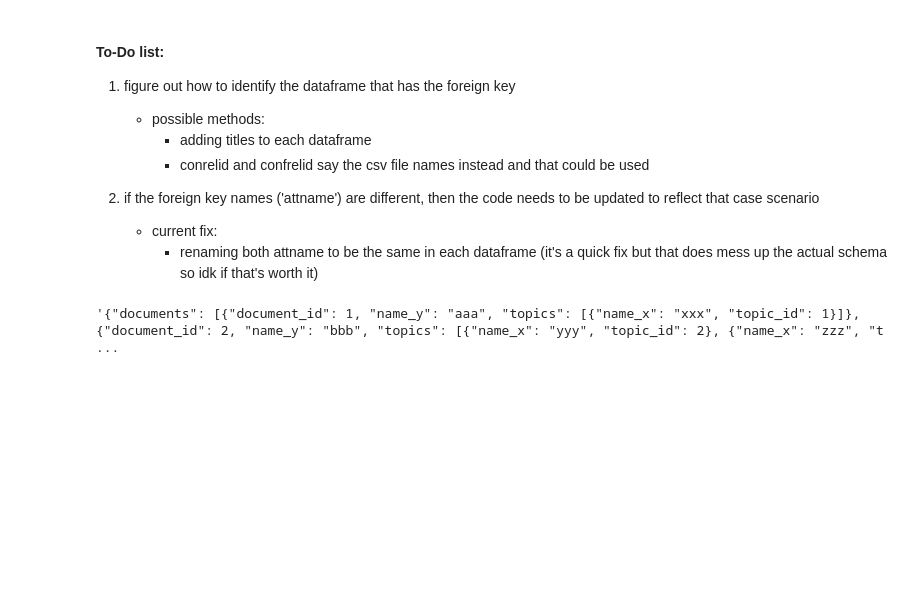
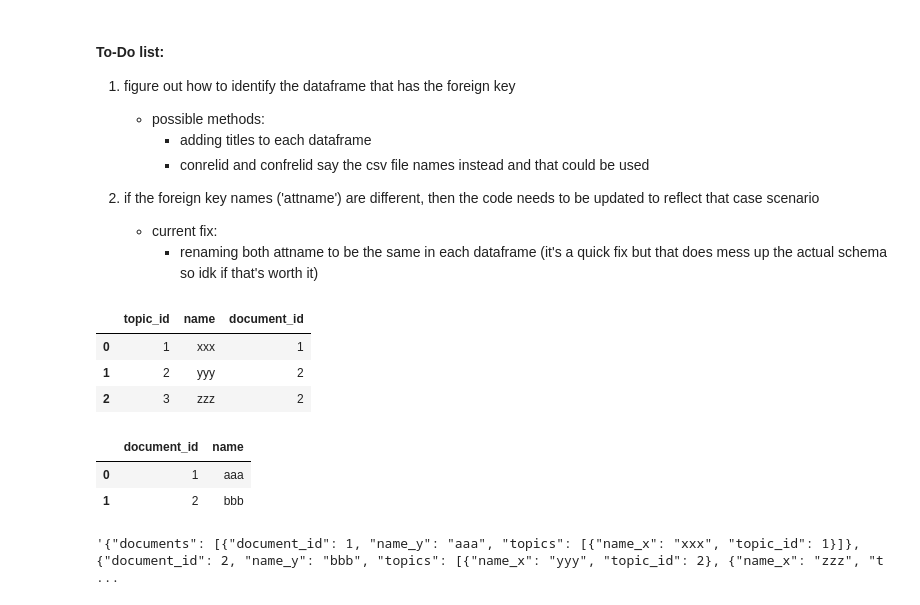
Before and after one commit to javag97/data-transformers, a Jupyter notebook: HW1.ipynb, the cells around one changed output. Saved outputs shown, nothing was run; the diff lists cells and outputs as text; code cells hidden in the pictures; blank space fills up the shorter version.

```diff
--- a/HW1.ipynb
+++ b/HW1.ipynb
@@ -22,6 +22,19 @@ schema = pd.read_csv('C:/Users/brian/Documents/data-transformers/tests/data/two_
         - renaming both attname to be the same in each dataframe (it's a quick fix but that does mess up the actual schema so idk if that's worth it)
 # %%
 #code: table with foreign key has to be df1
+# %%
+df1
+# %% [output]
+|  | topic_id | name | document_id |
+| 0 | 1 | xxx | 1 |
+| 1 | 2 | yyy | 2 |
+| 2 | 3 | zzz | 2 |
+# %%
+df2
+# %% [output]
+|  | document_id | name |
+| 0 | 1 | aaa |
+| 1 | 2 | bbb |
 # %%
 def two_tables_schema(schema):
     df1_file = schema['conrelid_file'][0]
```
Also changed, not shown: 2 other files.
